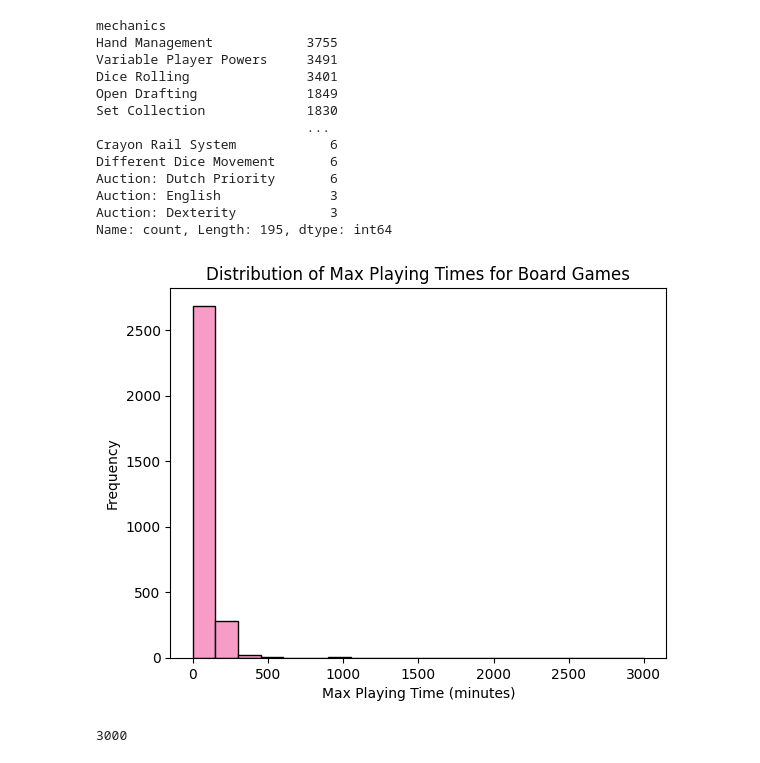
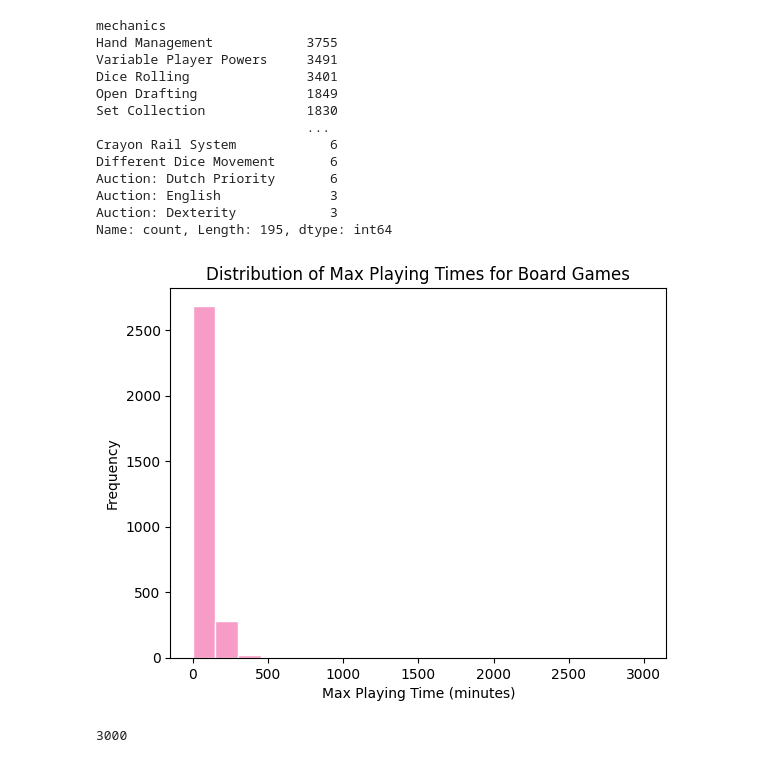
Before and after one commit to KenzieHensel/Project, a Jupyter notebook: Module_1/EDA.ipynb, the cells around one changed output. Saved outputs shown, nothing was run; the diff lists cells and outputs as text; code cells hidden in the pictures.

```diff
--- a/Module_1/EDA.ipynb
+++ b/Module_1/EDA.ipynb
@@ -93,22 +93,22 @@ Name: count, Length: 195, dtype: int64
 # %%
 #creating a visualization for play times
 import matplotlib.pyplot as plt
 
 #loading the data
 df = pd.read_csv('game_details_copy.csv')
 
 #ploting a histogram of the playing time
-plt.hist(df['max_playtime'], bins=20, color='#f79cc7', edgecolor='black')
+plt.hist(df['max_playtime'], bins=20, color='#f79cc7', edgecolor='white')
 
 #adding labels and title
 plt.xlabel('Max Playing Time (minutes)')
 plt.ylabel('Frequency')
 plt.title('Distribution of Max Playing Times for Board Games')
 
 #display the plot
 plt.show()
 # %% [output]
-[figure, old version]
+[figure, new version]
 # %%
 #printing the longest playing time
 max_playtime = df['max_playtime'].max()
```
Also changed, not shown: parts of 3 cells of this notebook.
